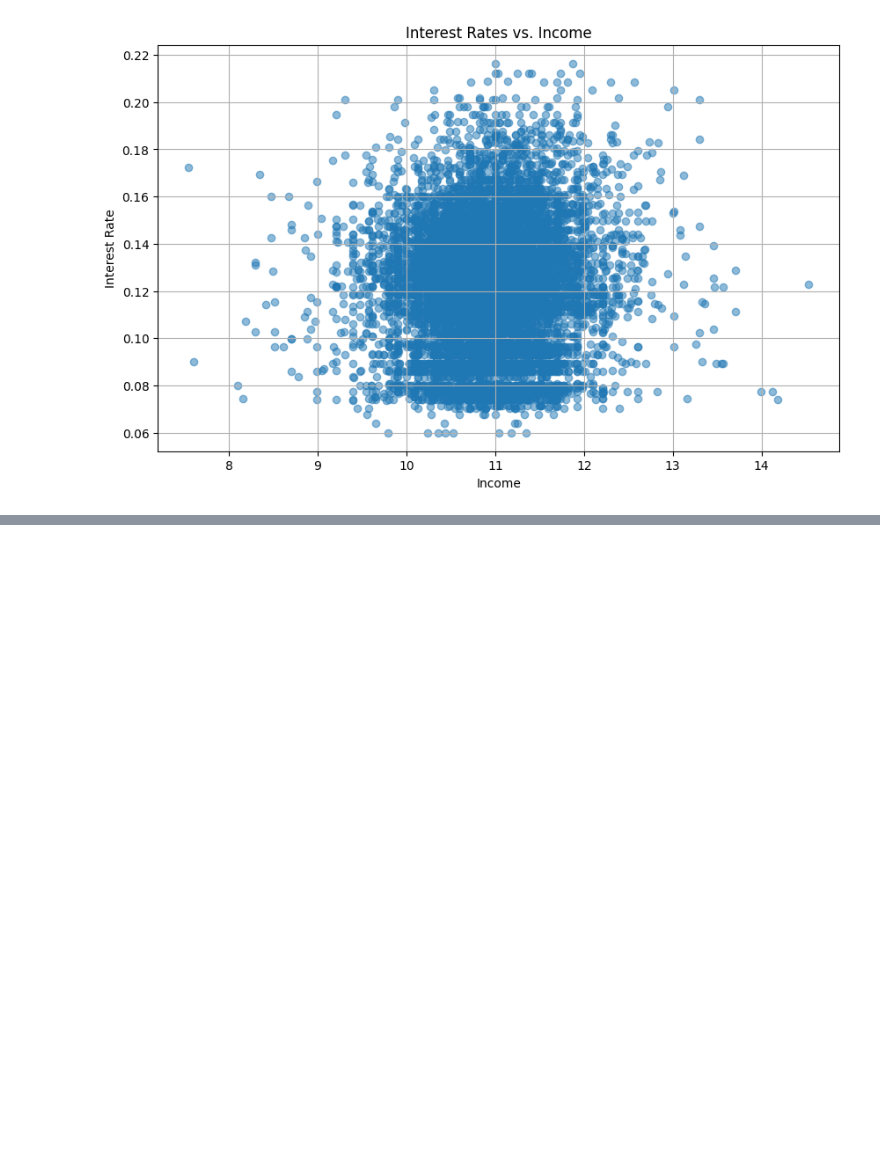
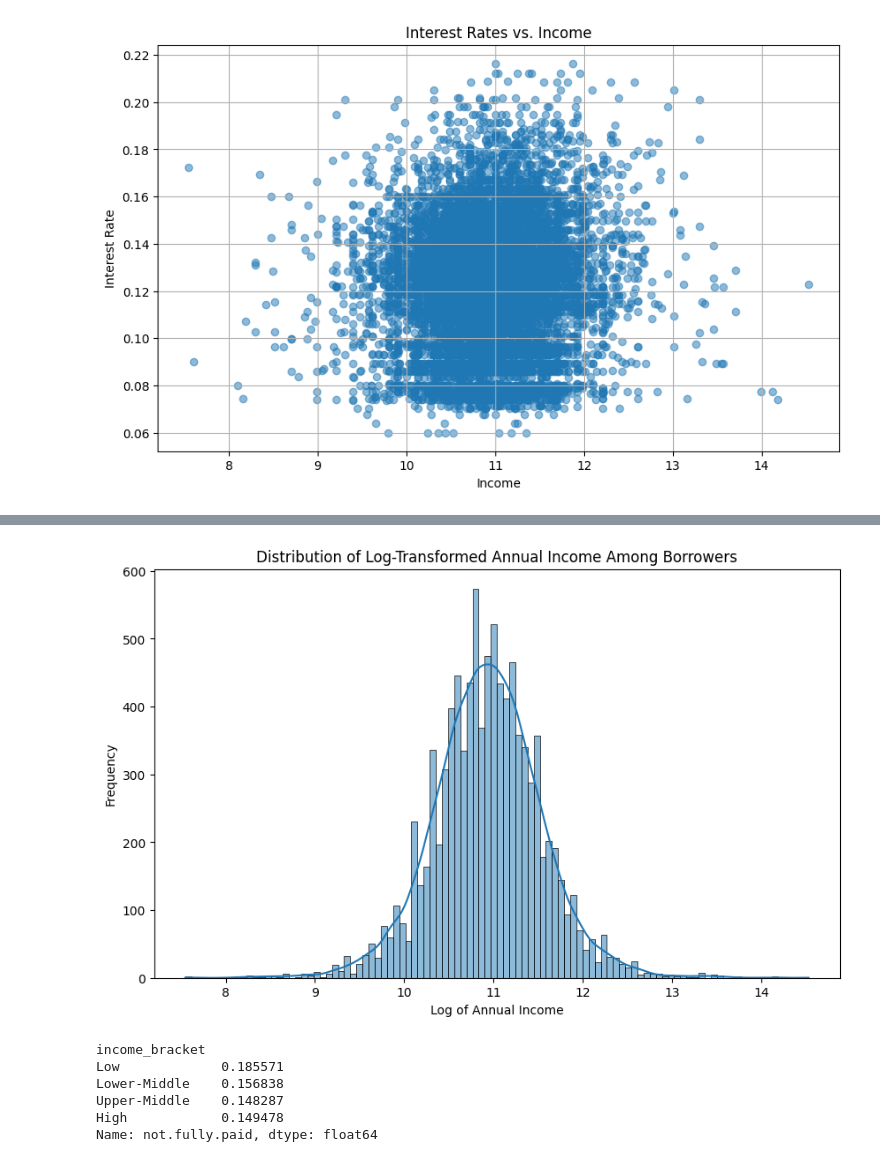
Before and after one commit to Ekawaka/PYTHON-DATA-ANALYSIS, a Jupyter notebook: pandascapstone.ipynb, the cells around one changed output, grey strips where cells are left out. Saved outputs shown, nothing was run; the diff lists cells and outputs as text; code cells hidden in the pictures; blank space fills up the shorter version.

```diff
--- a/pandascapstone.ipynb
+++ b/pandascapstone.ipynb
@@ -417,0 +514,36 @@ plt.show()
+# %%
+# 5.	Log Annual Income (log.annual.inc):
+# Explore the distribution of self-reported annual income among borrowers after taking the natural logarithm
+
+# Ensure 'log.annual.inc' column contains the natural logarithm of annual income
+# If the 'log.annual.inc' column doesn't exist, create it using the 'annual_inc' column (if present)
+if 'log.annual.inc' not in data.columns and 'annual_inc' in data.columns:
+    data['log.annual.inc'] = data['annual_inc'].apply(lambda x: np.log(x))
+
+# Explore the distribution of the log-transformed annual income
+plt.figure(figsize=(10, 6))
+sns.histplot(data['log.annual.inc'], kde=True)
+plt.title("Distribution of Log-Transformed Annual Income Among Borrowers")
+plt.xlabel("Log of Annual Income")
+plt.ylabel("Frequency")
+plt.show()
+# %% [output]
+[figure, added]
+# %%
+# Assess the relationship between income levels and loan default rates.
+
+# Define income levels based on the natural logarithm of annual income
+data['income_bracket'] = pd.qcut(data['log.annual.inc'], q=4, labels=['Low', 'Lower-Middle', 'Upper-Middle', 'High'])
+
+# Calculate the default rate for each income bracket
+default_rates = data.groupby('income_bracket')['not.fully.paid'].mean()
+
+# Display the default rates for each income bracket
+print(default_rates)
+# %% [output]
+income_bracket
+Low             0.185571
+Lower-Middle    0.156838
+Upper-Middle    0.148287
+High            0.149478
+Name: not.fully.paid, dtype: float64
```
Also changed, not shown: parts of 45 cells of this notebook.
